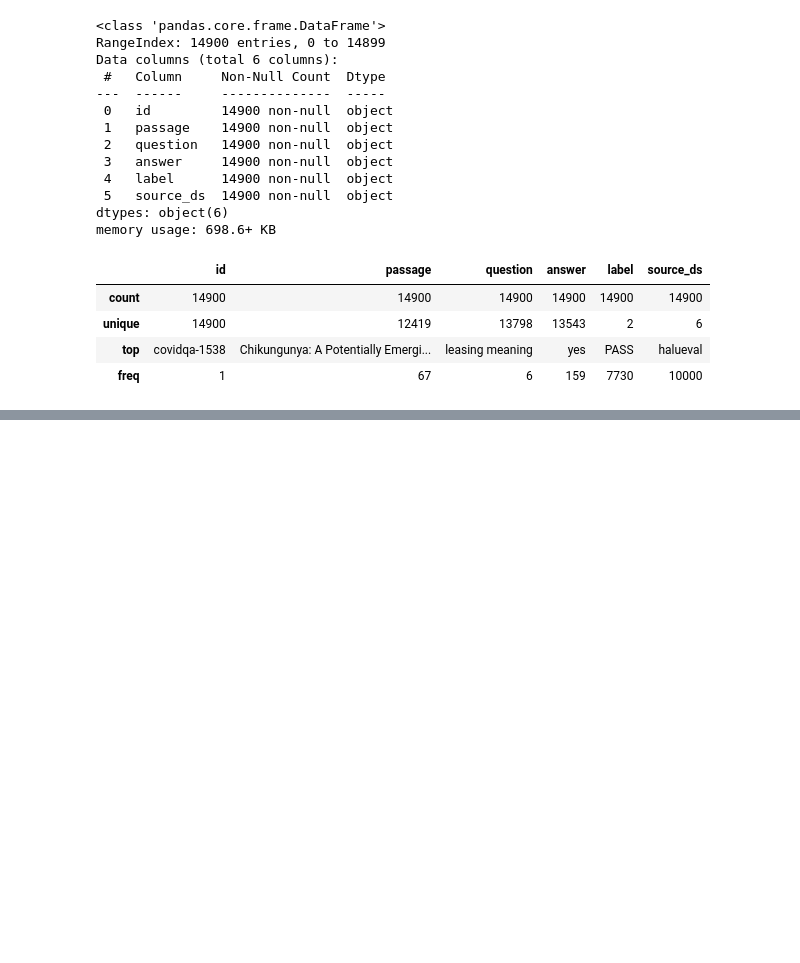
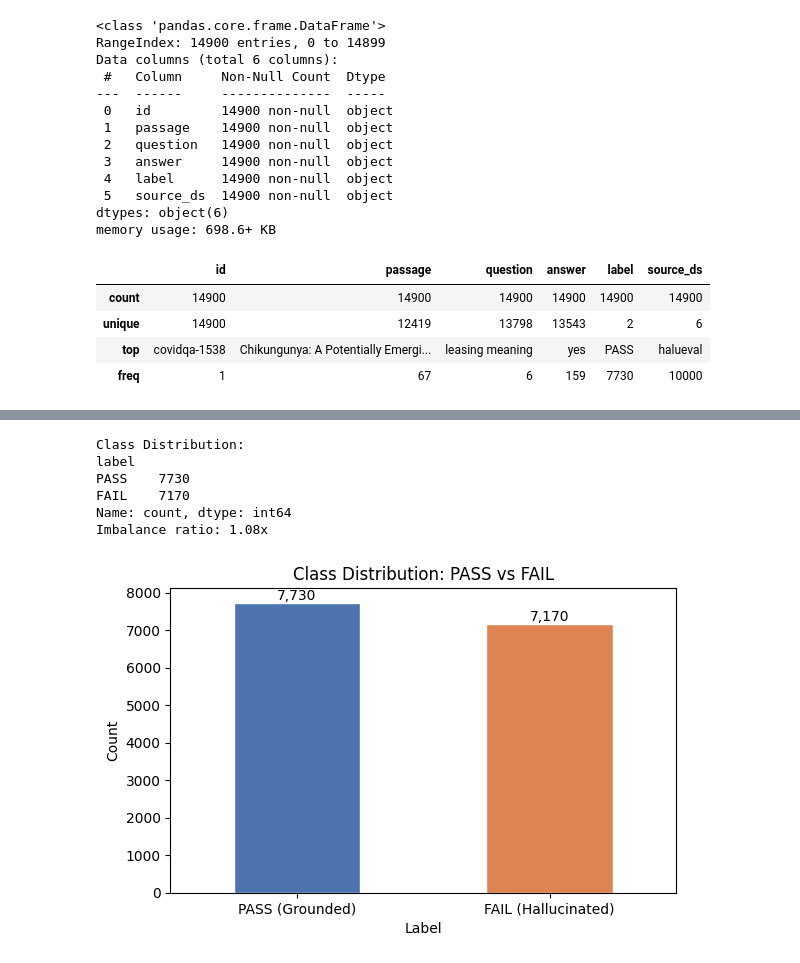
Before and after one commit to lexinejazly-asuncion/Hallucination_Detection, a Jupyter notebook: Hallucination_Detection.ipynb, the cells around one changed output, grey strips where cells are left out. Cells and saved outputs as stored; diff of their text form; code cells hidden in the pictures; blank space fills up the shorter version.

```diff
--- a/Hallucination_Detection.ipynb
+++ b/Hallucination_Detection.ipynb
@@ -39,0 +81,26 @@ hall_dec_pd.describe()
+# %%
+# ── 4. CLASS BALANCE ────────────────────────────────────────
+label_counts = hall_dec_pd["label"].value_counts()
+print(f"\nClass Distribution:\n{label_counts}")
+print(f"Imbalance ratio: {label_counts.max() / label_counts.min():.2f}x")
+
+fig, ax = plt.subplots(figsize=(6, 4))
+label_counts.plot(kind="bar", ax=ax, color=["#4C72B0", "#DD8452"], edgecolor="white")
+ax.set_title("Class Distribution: PASS vs FAIL")
+ax.set_xlabel("Label")
+ax.set_ylabel("Count")
+ax.set_xticklabels(["PASS (Grounded)", "FAIL (Hallucinated)"], rotation=0)
+for p in ax.patches:
+    ax.annotate(f"{int(p.get_height()):,}",
+                (p.get_x() + p.get_width() / 2, p.get_height()),
+                ha="center", va="bottom")
+plt.tight_layout()
+plt.show()
+# %% [output]
+Class Distribution:
+label
+PASS    7730
+FAIL    7170
+Name: count, dtype: int64
+Imbalance ratio: 1.08x
+[figure, added]
```
Also changed, not shown: parts of 7 cells of this notebook.
